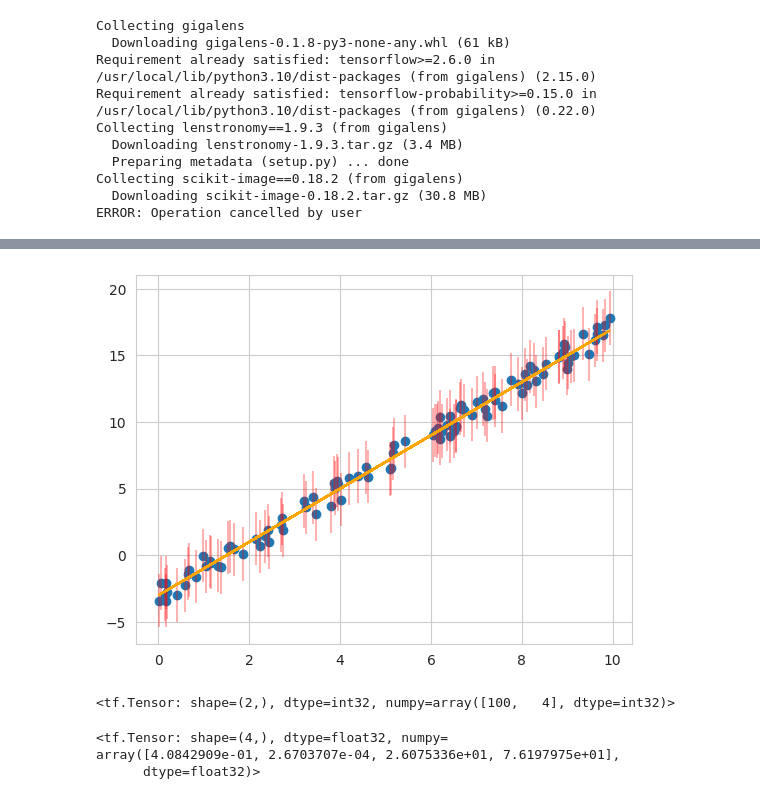
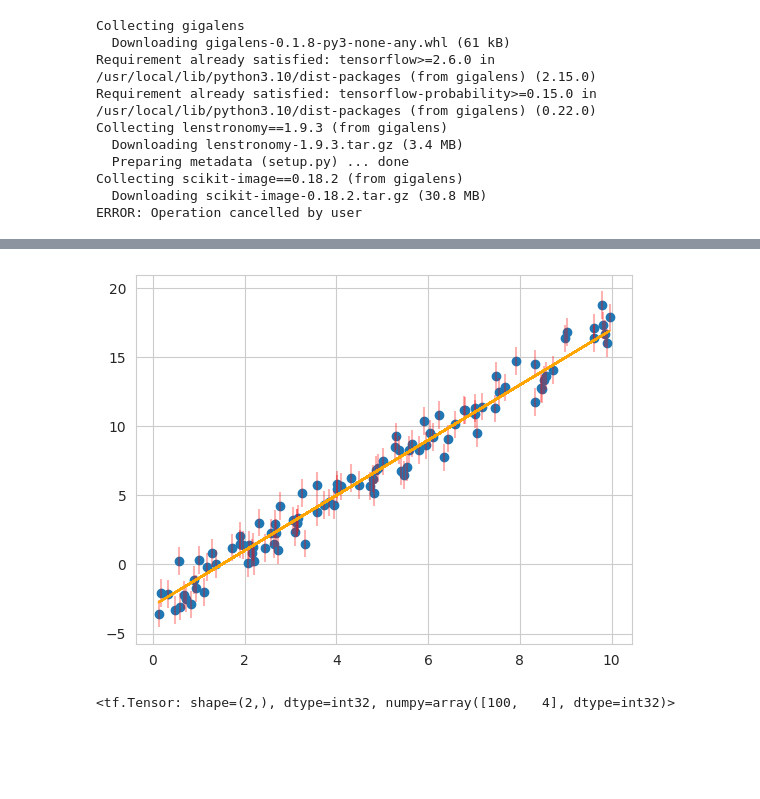
Before and after one commit to mtamar/linear_glens, a Jupyter notebook: gigalens_linefit.ipynb, the cells around one changed output, grey strips where cells are left out. Cells and saved outputs as stored; diff of their text form; code cells hidden in the pictures; blank space fills up the shorter version.

```diff
--- a/gigalens_linefit.ipynb
+++ b/gigalens_linefit.ipynb
@@ -71,7 +74,9 @@ import random
 
 m = 2.0
 b = -3.0
-err = 2.0
+err = 1.0
+
+truth = [{'slope': m, 'y_intercept': b}]
 
 num_points = 100
 
@@ -88,35 +93,35 @@ err = tf.cast(tf.constant(err), tf.float32)
 @tf.function
 def line_model(x,params):
   m,b = params
   mx = tf.tensordot(m,x,axes=0)
   b_ = b[:,None]
   y = mx + b_
   return y
 
 def line_noisy(x,params):
   m,b = params
-  return line_model(x,(m,b)) + random.uniform(-1,1)
+  return line_model(x,(m,b)) + np.random.normal(loc=0.0,scale = np.sqrt(err))
 
 y_observed = [line_noisy(x,(m,b)) for x in x_observed]
 y_observed = np.array(y_observed).flatten()
 y_observed = tf.cast(tf.constant(y_observed),tf.float32)
 
 # plot data points and truth line
 
 x_observed_c = tf.reshape(x_observed,(num_points))
 y_observed_c = tf.reshape(y_observed,(num_points))
 
 plt.scatter(x_observed_c,y_observed_c)
 plt.errorbar(x_observed_c, y_observed_c, yerr = err, marker = 's', fmt = 'None', ecolor = 'red', alpha = 0.3)
 plt.plot(x_observed_c, tf.reshape(line_model(x_observed, (m,b)),(num_points)), color = 'orange')
 plt.show()
 
 ms = tf.constant([1.0,-2.0,3.0,4.0])
 bs = tf.constant([1.0,3.0,2.0,4.0])
 
 tf.shape(tf.reshape(line_model(x_observed, (ms,bs)), (num_points,-1)))
 # %% [output]
-[figure, old version]
+[figure, new version]
 <tf.Tensor: shape=(2,), dtype=int32, numpy=array([100,   4], dtype=int32)>
 # %%
 @tf.function
@@ -129,15 +134,6 @@ def log_prob(x_observed, y_observed, m, b):
   log_prior = line_prior.log_prob(dict(slope=m,y_intercept=b))
 
   return log_like + log_prior, tf.reduce_mean((y_observed - line_model(x_observed,(m,b)))/errs, axis = 1)**2
-# %%
-ms = tf.constant([1.0,2.0,3.0,4.0])
-bs = tf.constant([1.0,-3.0,2.0,4.0])
-lps, square_errs = log_prob(x_observed, y_observed, ms, bs)
-square_errs
-# %% [output]
-<tf.Tensor: shape=(4,), dtype=float32, numpy=
-array([4.0842909e-01, 2.6703707e-04, 2.6075336e+01, 7.6197975e+01],
-      dtype=float32)>
 # %%
 from tqdm.auto import trange, tqdm
 
```
Also changed, not shown: parts of 11 cells of this notebook.
